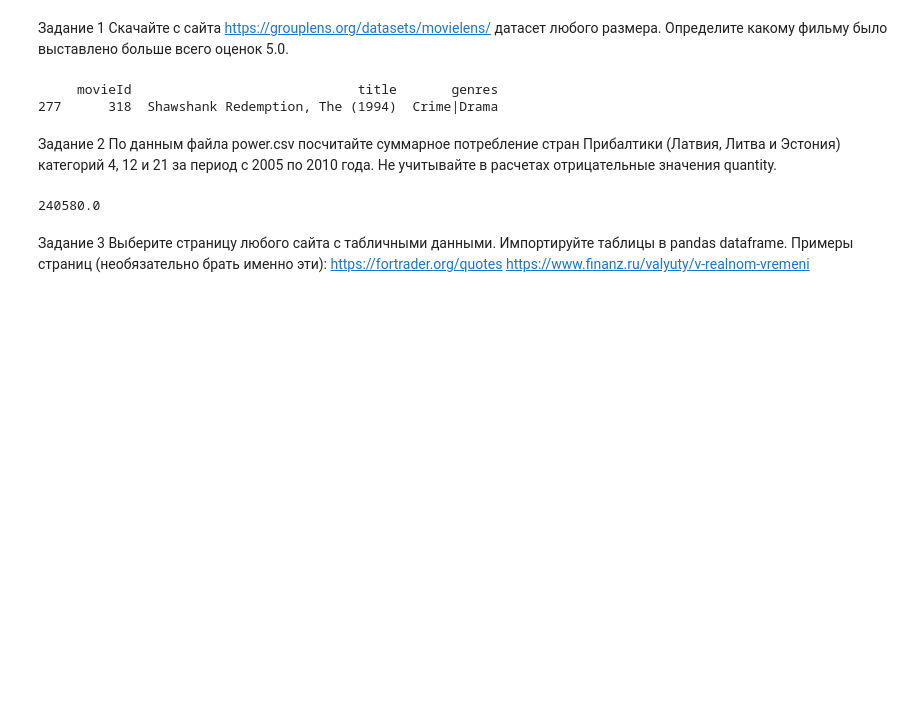
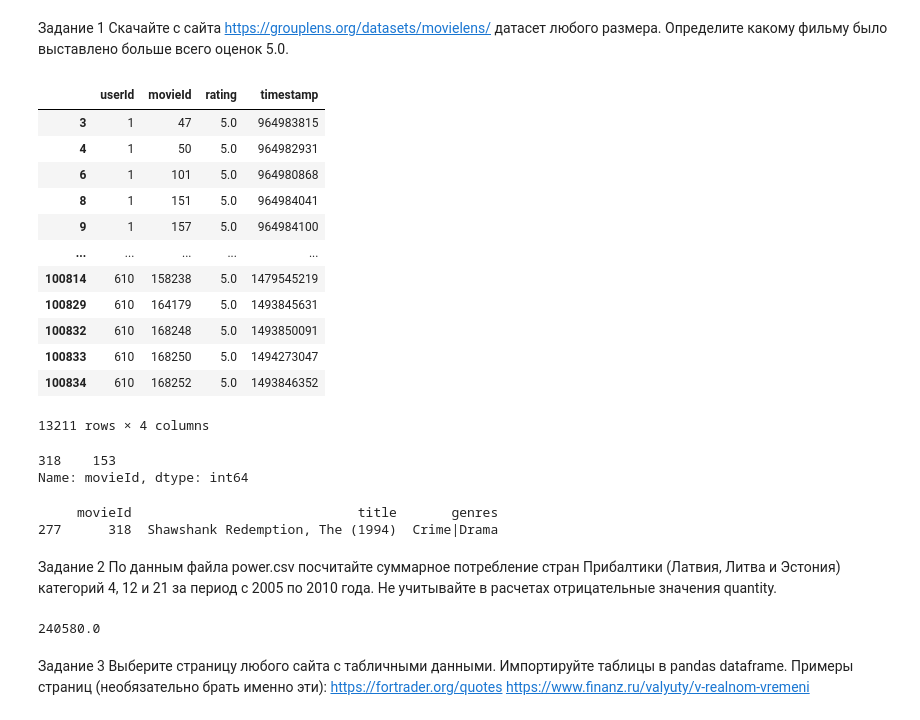
Before and after one commit to FED32/dz_repository, a Jupyter notebook: dz_11/Untitled1.ipynb, the cells around one changed output. Drawn from its saved outputs; the diff is of its cells as text; code cells hidden in the pictures; blank space fills up the shorter version.

```diff
--- a/dz_11/Untitled1.ipynb
+++ b/dz_11/Untitled1.ipynb
@@ -10,8 +10,27 @@ data_2 = pd.read_csv('movies.csv')
 # %%
 x = data[data['rating'].isin(['5.0'])]
 # x.sort_values(by=['movieId'],ascending=[True]).head(10)
+x
+# %% [output]
+|  | userId | movieId | rating | timestamp |
+| 3 | 1 | 47 | 5.0 | 964983815 |
+| 4 | 1 | 50 | 5.0 | 964982931 |
+| 6 | 1 | 101 | 5.0 | 964980868 |
+| 8 | 1 | 151 | 5.0 | 964984041 |
+| 9 | 1 | 157 | 5.0 | 964984100 |
+| ... | ... | ... | ... | ... |
+| 100814 | 610 | 158238 | 5.0 | 1479545219 |
+| 100829 | 610 | 164179 | 5.0 | 1493845631 |
+| 100832 | 610 | 168248 | 5.0 | 1493850091 |
+| 100833 | 610 | 168250 | 5.0 | 1494273047 |
+| 100834 | 610 | 168252 | 5.0 | 1493846352 |
+13211 rows × 4 columns
 # %%
 a = (x['movieId'].value_counts().head(1))
+a
+# %% [output]
+318    153
+Name: movieId, dtype: int64
 # %%
 y = data_2[data_2['movieId'].isin([list(dict(a).keys())[0]])]
 # %%
```
Also changed, not shown: parts of 2 cells of this notebook, 20 other files.
